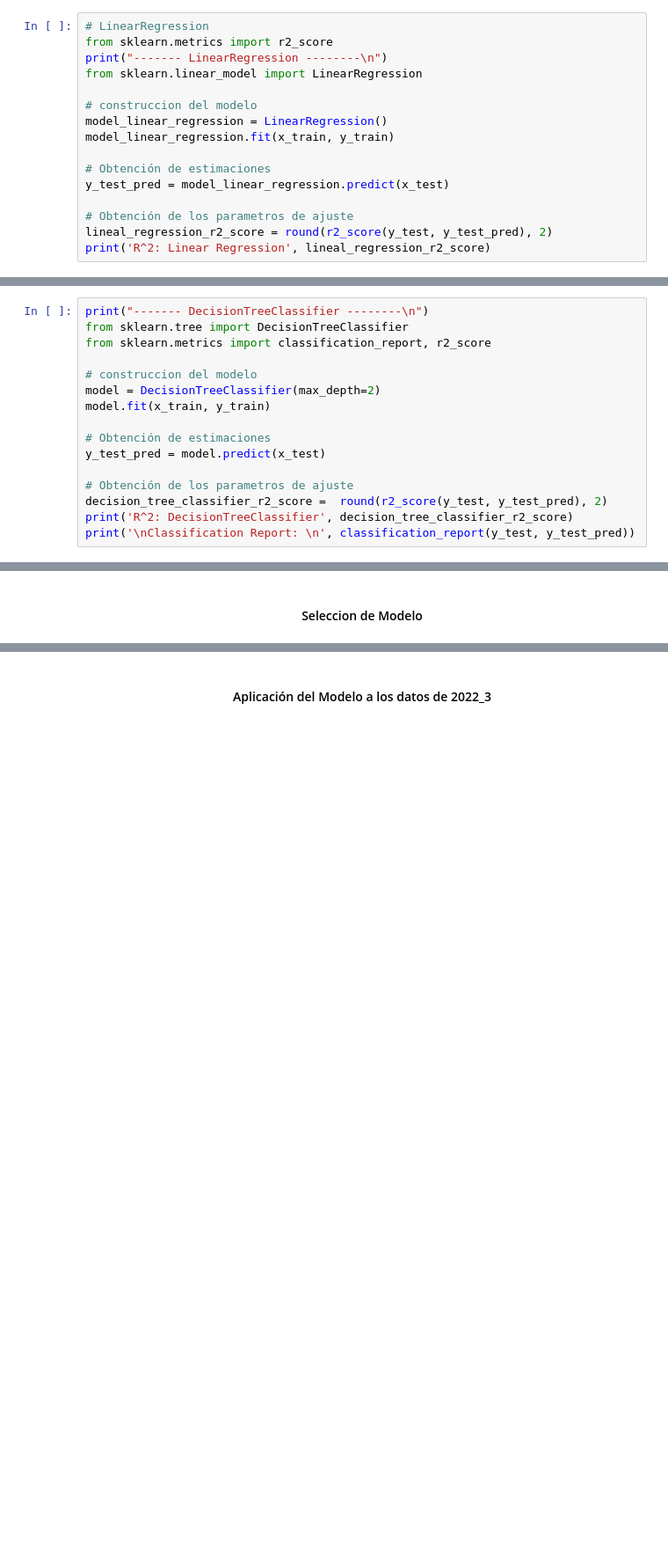
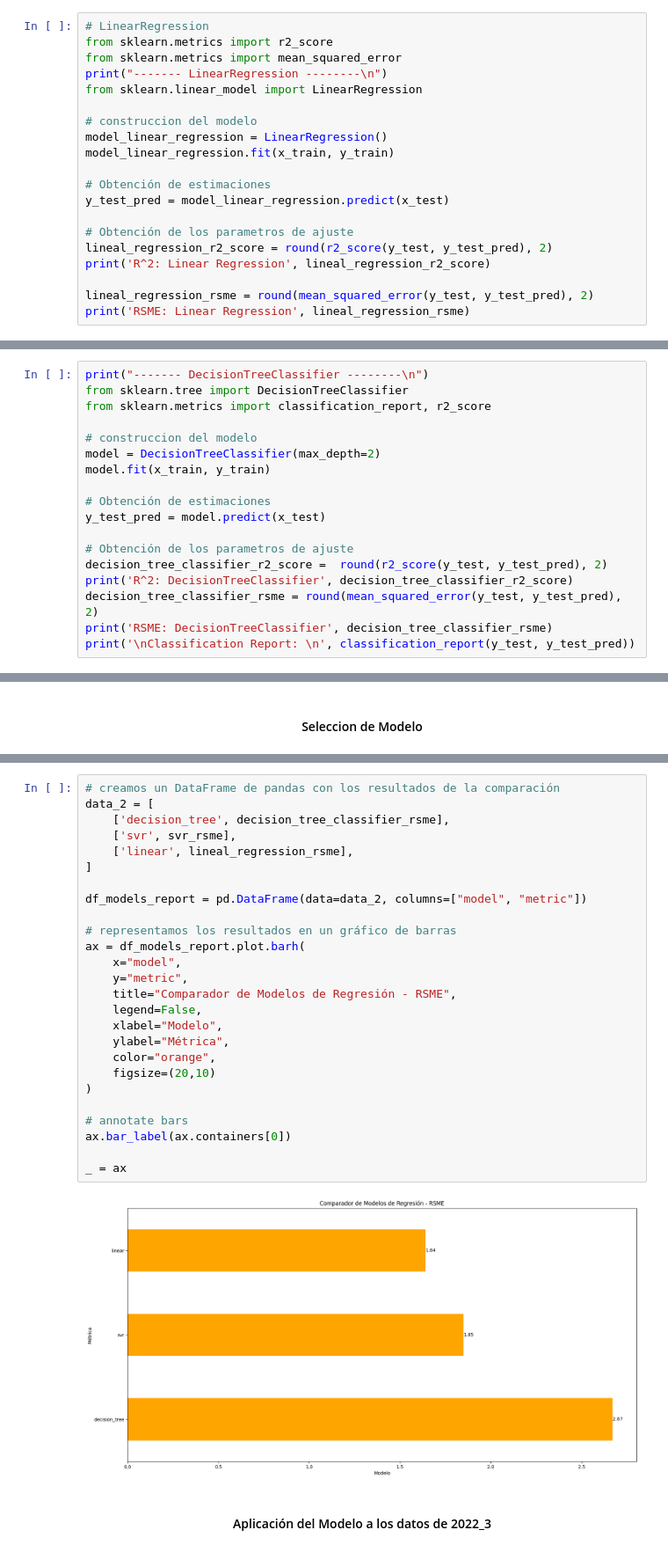
Before and after one commit to AmayaJ/TFG, a Jupyter notebook: amaya_tfg.ipynb, the cells around one changed output, grey strips where cells are left out. Shown at 88% size. Saved outputs shown, nothing was run; the diff lists cells and outputs as text; blank space fills up the shorter version.

```diff
--- a/amaya_tfg.ipynb
+++ b/amaya_tfg.ipynb
@@ -1353,6 +1364,7 @@ y_train, y_test, x_train, x_test = model_selection.train_test_split(x, y, test_s
 # %%
 # LinearRegression
 from sklearn.metrics import r2_score
+from sklearn.metrics import mean_squared_error
 print("------- LinearRegression --------\n")
 from sklearn.linear_model import LinearRegression
 
@@ -1366,6 +1378,9 @@ y_test_pred = model_linear_regression.predict(x_test)
 # Obtención de los parametros de ajuste
 lineal_regression_r2_score = round(r2_score(y_test, y_test_pred), 2)
 print('R^2: Linear Regression', lineal_regression_r2_score)
+
+lineal_regression_rsme = round(mean_squared_error(y_test, y_test_pred), 2)
+print('RSME: Linear Regression', lineal_regression_rsme)
 # %% [output]
 ------- LinearRegression --------
 
@@ -1425,6 +1441,8 @@ y_test_pred = model.predict(x_test)
 # Obtención de los parametros de ajuste
 decision_tree_classifier_r2_score =  round(r2_score(y_test, y_test_pred), 2)
 print('R^2: DecisionTreeClassifier', decision_tree_classifier_r2_score)
+decision_tree_classifier_rsme = round(mean_squared_error(y_test, y_test_pred), 2)
+print('RSME: DecisionTreeClassifier', decision_tree_classifier_rsme)
 print('\nClassification Report: \n', classification_report(y_test, y_test_pred))
 # %% [output]
 ------- DecisionTreeClassifier --------
@@ -1617,3 +1642,31 @@ _ = ax
+# %%
+# creamos un DataFrame de pandas con los resultados de la comparación
+data_2 = [
+    ['decision_tree', decision_tree_classifier_rsme],
+    ['svr', svr_rsme],
+    ['linear', lineal_regression_rsme],
+]
+
+df_models_report = pd.DataFrame(data=data_2, columns=["model", "metric"])
+
+# representamos los resultados en un gráfico de barras
+ax = df_models_report.plot.barh(
+    x="model",
+    y="metric",
+    title="Comparador de Modelos de Regresión - RSME",
+    legend=False,
+    xlabel="Modelo",
+    ylabel="Métrica",
+    color="orange",
+    figsize=(20,10)
+)
+
+# annotate bars
+ax.bar_label(ax.containers[0])
+
+_ = ax
+# %% [output]
+[figure, added]
 # %% [markdown]
 #### <center> Aplicación del Modelo a los datos de 2022_3
 # %% [markdown]
```
Also changed, not shown: parts of 51 cells of this notebook.
